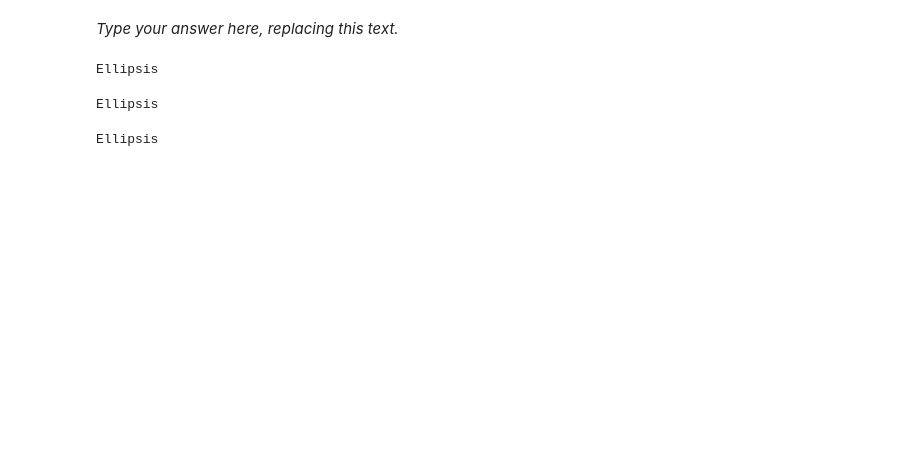
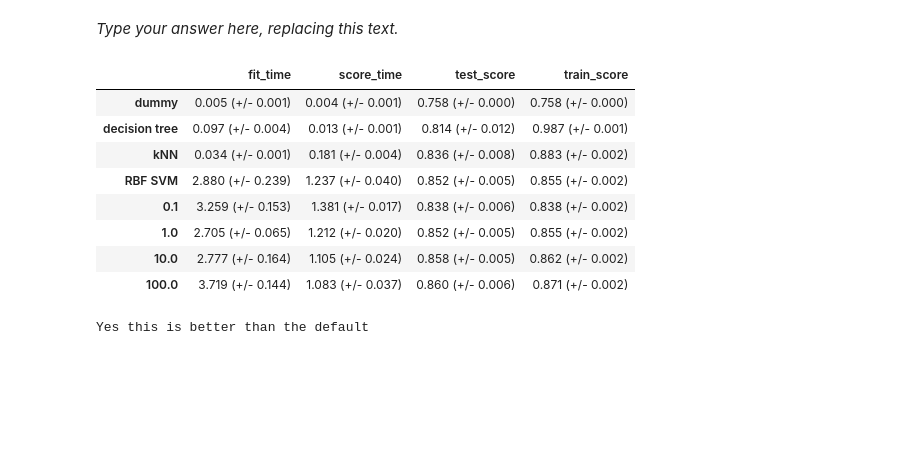
Before and after one commit to BradPeng/cpsc330-2023s, a Jupyter notebook: hw/hw3/hw3.ipynb, the cells around one changed output. Drawn from its saved outputs; the diff is of its cells as text; code cells hidden in the pictures; blank space fills up the shorter version.

```diff
--- a/hw/hw3/hw3.ipynb
+++ b/hw/hw3/hw3.ipynb
@@ -662,0 +656,8 @@ Ellipsis
+# %%
+for m in models:
+    pipe = make_pipeline(
+        preprocessor, models[m]
+    )
+    results_dict[m] = mean_std_cross_val_scores(pipe, X_train, y_train, return_train_score=True)
+
+pd.DataFrame(results_dict).T
@@ -719,20 +732,27 @@ Solution_5.3
 _Points:_ 10
 # %% [markdown]
 _Type your answer here, replacing this text._
-# %%
-...
-# %% [output]
-Ellipsis
-# %%
-...
-# %% [output]
-Ellipsis
-# %%
-best_C = None
-
-...
-# %% [output]
-Ellipsis
+# %%
+for c in param_grid['C']:
+    pipe = make_pipeline(
+        preprocessor, SVC(C=c, random_state=123))
+    results_dict[c] = mean_std_cross_val_scores(pipe, X_train, y_train, return_train_score=True)
+pd.DataFrame(results_dict).T
+# %% [output]
+|  | fit_time | score_time | test_score | train_score |
+| dummy | 0.005 (+/- 0.001) | 0.004 (+/- 0.001) | 0.758 (+/- 0.000) | 0.758 (+/- 0.000) |
+| decision tree | 0.097 (+/- 0.004) | 0.013 (+/- 0.001) | 0.814 (+/- 0.012) | 0.987 (+/- 0.001) |
+| kNN | 0.034 (+/- 0.001) | 0.181 (+/- 0.004) | 0.836 (+/- 0.008) | 0.883 (+/- 0.002) |
+| RBF SVM | 2.880 (+/- 0.239) | 1.237 (+/- 0.040) | 0.852 (+/- 0.005) | 0.855 (+/- 0.002) |
+| 0.1 | 3.259 (+/- 0.153) | 1.381 (+/- 0.017) | 0.838 (+/- 0.006) | 0.838 (+/- 0.002) |
+| 1.0 | 2.705 (+/- 0.065) | 1.212 (+/- 0.020) | 0.852 (+/- 0.005) | 0.855 (+/- 0.002) |
+| 10.0 | 2.777 (+/- 0.164) | 1.105 (+/- 0.024) | 0.858 (+/- 0.005) | 0.862 (+/- 0.002) |
+| 100.0 | 3.719 (+/- 0.144) | 1.083 (+/- 0.037) | 0.860 (+/- 0.006) | 0.871 (+/- 0.002) |
+# %%
+best_C = 10.0
+print("Yes this is better than the default")
+# %% [output]
+Yes this is better than the default
 # %% [markdown]
 <!-- END QUESTION -->
 
```
Also changed, not shown: parts of 5 cells of this notebook, 1 other file.
